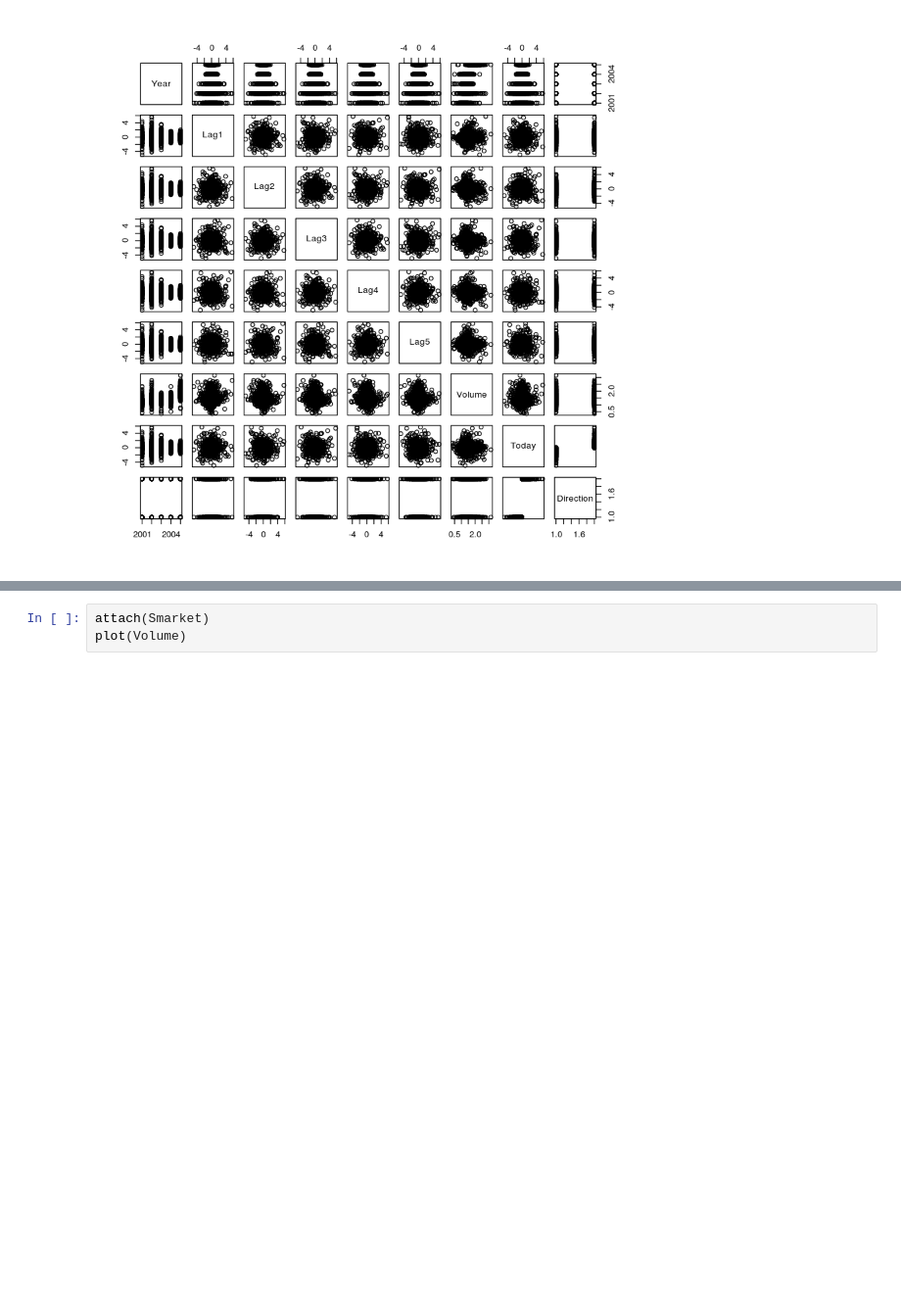
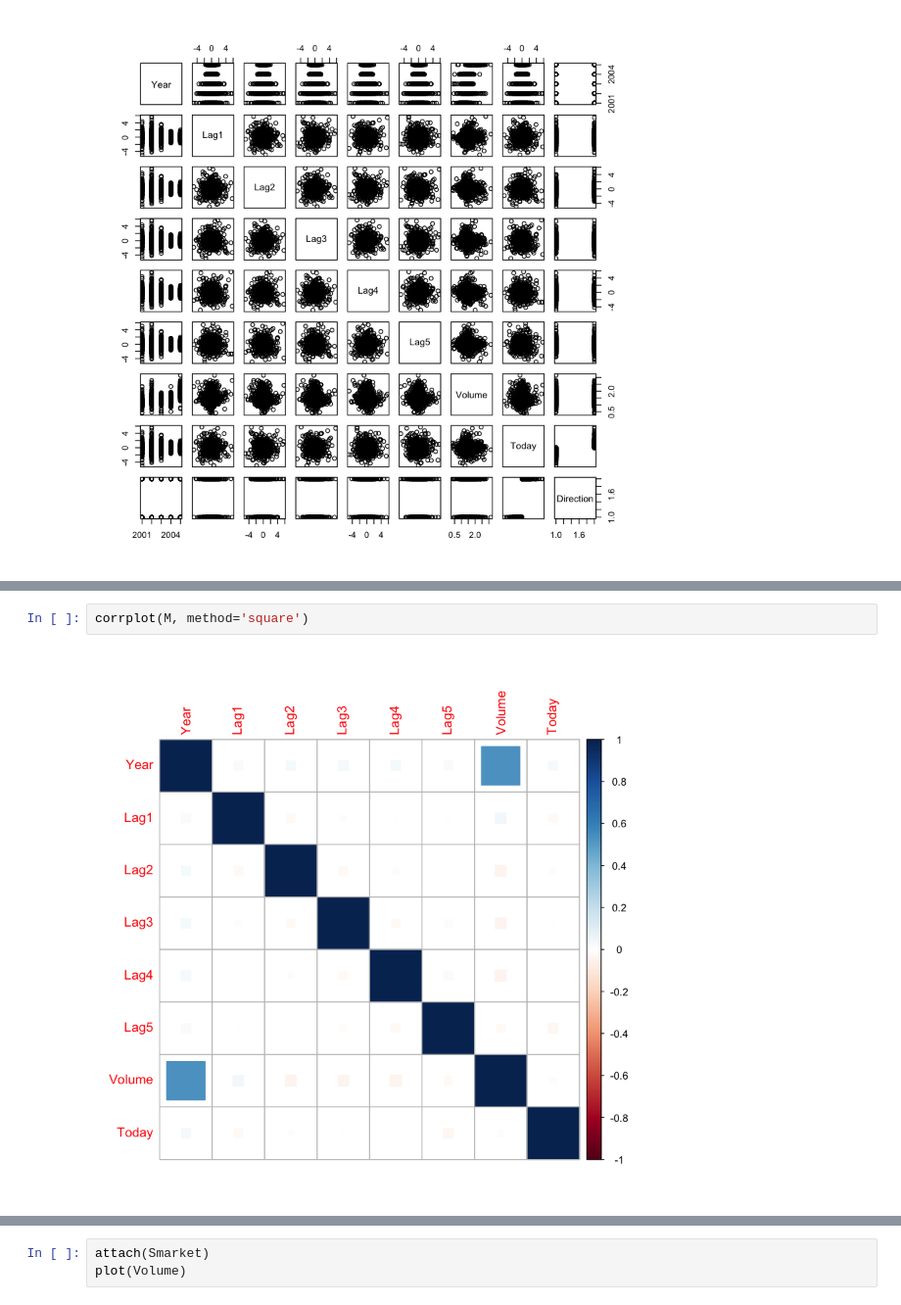
Before and after one commit to nickbuker/ISL_labs, a Jupyter notebook: notebooks/chapt4_log_reg_LDA_QDA_KNN.ipynb, the cells around one changed output, grey strips where cells are left out. Shown at 98% size. Cells and saved outputs as stored; diff of their text form; blank space fills up the shorter version.

```diff
--- a/notebooks/chapt4_log_reg_LDA_QDA_KNN.ipynb
+++ b/notebooks/chapt4_log_reg_LDA_QDA_KNN.ipynb
@@ -54,0 +54,4 @@ cor(Smarket[,-9])
+# %%
+corrplot(M, method='square')
+# %% [output]
+[figure, added]
```
Also changed, not shown: parts of 4 cells of this notebook, 1 other file.
